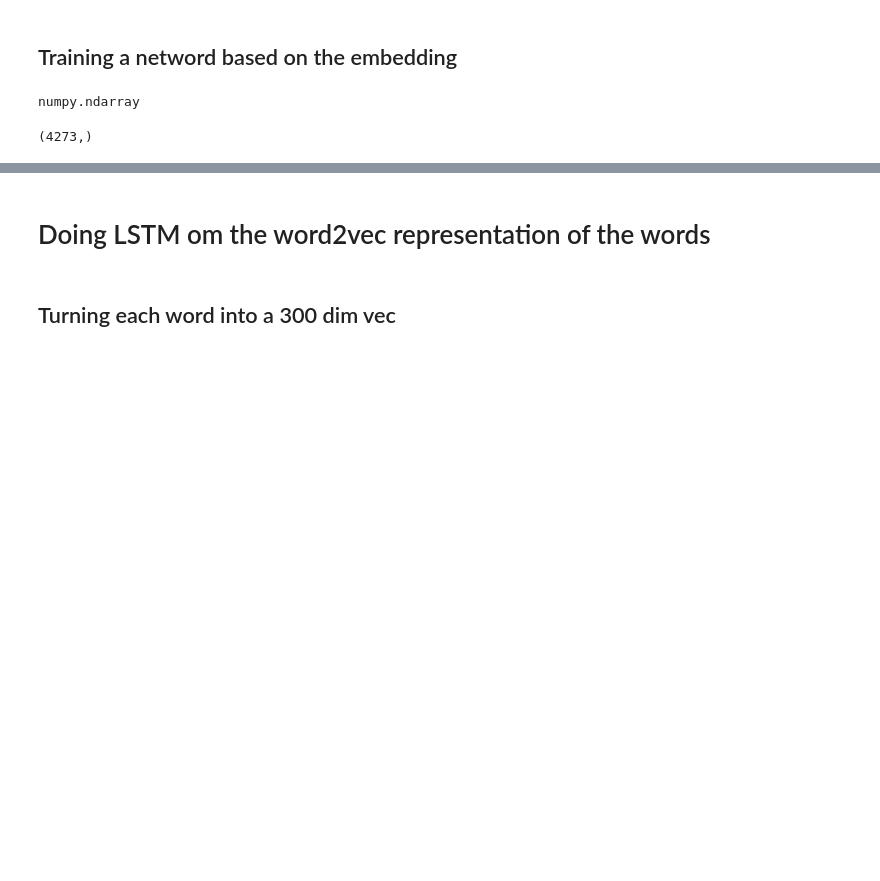
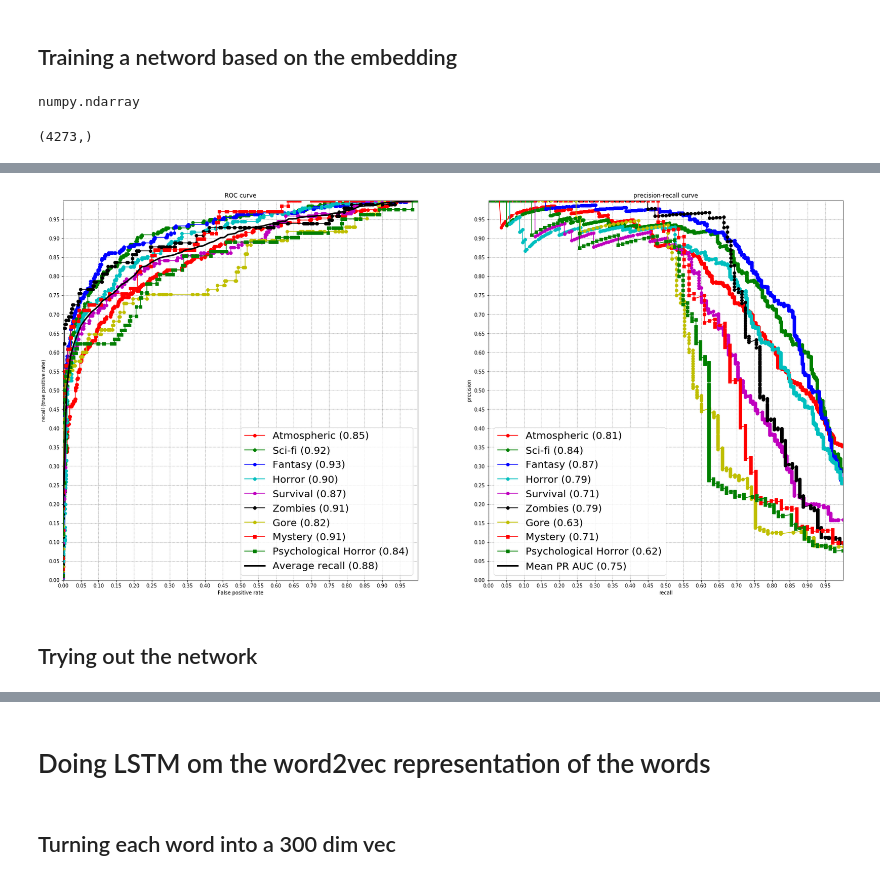
Before and after one commit to mikkelhartmann/arcade_trail, a Jupyter notebook: processing_steam_data.ipynb, the cells around one changed output, grey strips where cells are left out. Saved outputs shown, nothing was run; the diff lists cells and outputs as text; code cells hidden in the pictures; blank space fills up the shorter version.

```diff
--- a/processing_steam_data.ipynb
+++ b/processing_steam_data.ipynb
@@ -319,8 +220,7 @@ The network should be given a string of words, and not the word2vec embedding, w
 # %% [markdown]
 ## Cleaning the strings a bit
 # %%
-import re
-def clean_str(string):
+def clean_string(string):
     """
     Tokenization/string cleaning for dataset
     Every dataset is lower cased except
@@ -330,18 +230,19 @@ def clean_str(string):
     string = re.sub(r"\"", "", string)
     # Replace numbers by x
     string = re.sub("\d", "x", string)
-    return string.strip().lower()
+    string.strip().lower()
+    string = remove_stop_words(string)
+    return string
 
 def remove_stop_words(description):
     word_list = description.split()
     filtered_words = [word for word in word_list if word not in stopwords.words('english')]
     description = ' '.join(filtered_words)
-    return(description)
+    return description
 # %%
 cleaned_description = []
 for desc in description_subset:
-    desc = clean_str(desc)
-    desc = remove_stop_words(desc)
+    desc = clean_string(desc)
     cleaned_description.append(desc)
 # %% [markdown]
 # Counting the occourence of words to get top N words
@@ -404,14 +282,12 @@ cleaned_description[0].split()
 # %%
 embedded_descriptions = []
 for desc in cleaned_description:
-    game_embedding = np.zeros((len(desc.split())))
+    #game_embedding = np.zeros((len(desc.split())))
     game_embedding = []
     for idx, word in enumerate(desc.split()):
         if word in top_n_words_dict:
             word_idx = top_n_words_dict[word]
-            #game_embedding[idx] = word_idx
             game_embedding.append(word_idx)
         else:
-            #game_embedding[idx] = 0
             game_embedding.append(0)
     embedded_descriptions.append(game_embedding)
@@ -460,9 +296,7 @@ embedded_descriptions[0]
 # %% [markdown]
 ## Training a netword based on the embedding
 # %%
-X_train, X_test, y_train, y_test = train_test_split(embedded_descriptions,
-                                                    y,
-                                                    test_size=0.2)
+X_train, X_test, y_train, y_test = train_test_split(embedded_descriptions, y, test_size=0.2)
 # %%
 type(X_train)
 # %% [output]
@@ -628,0 +398,6 @@ ticks_and_gridlines(ax1)
+# %%
+hf.make_roc_pr_plot(X_test, y_test, nn_model_collection, tag_names_subset)
+# %% [output]
+[figure, added]
+# %% [markdown]
+## Trying out the network
```
Also changed, not shown: parts of 41 cells of this notebook.
